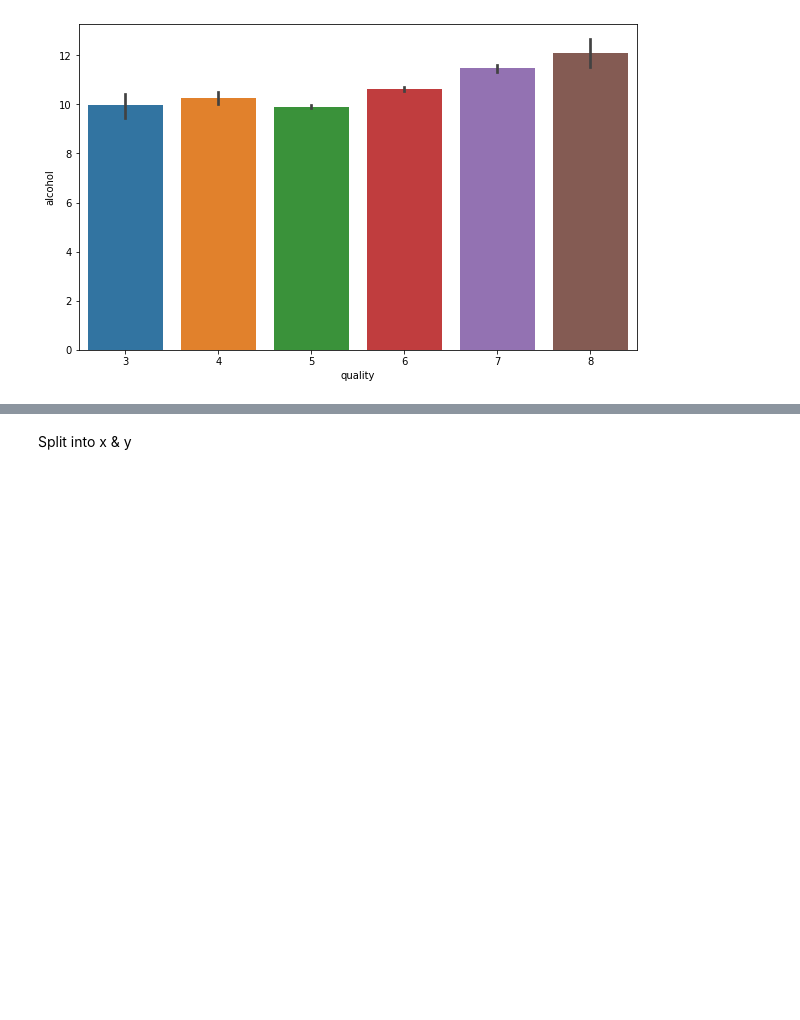
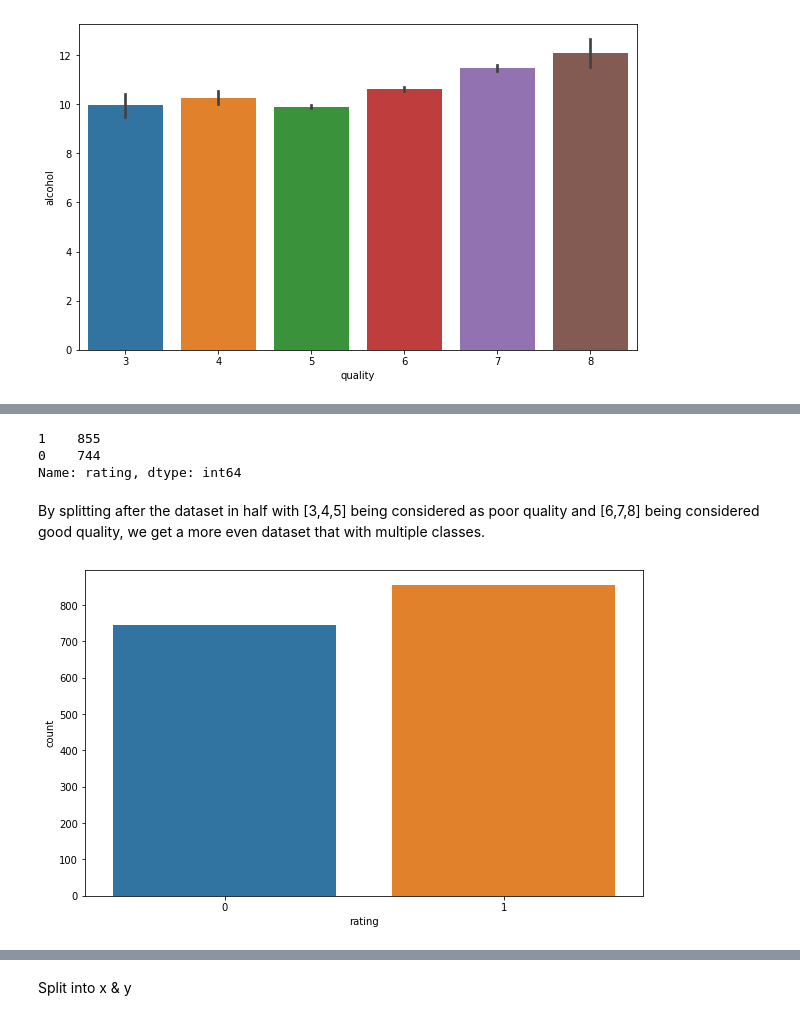
Before and after one commit to Kirlewn/Machine-Learning-Projects, a Jupyter notebook: Regression/red_wine_quality_predictor.ipynb, the cells around one changed output, grey strips where cells are left out. Saved outputs shown, nothing was run; the diff lists cells and outputs as text; code cells hidden in the pictures; blank space fills up the shorter version.

```diff
--- a/Regression/red_wine_quality_predictor.ipynb
+++ b/Regression/red_wine_quality_predictor.ipynb
@@ -182,0 +228,8 @@ Analyze data
+# %%
+# create `bins` that we can use to split the dataset
+bins = (2, 5, 8)
+group_names = ['bad', 'good']
+# %%
+# create a new column that will act as our label
+data['rating'] =  pd.cut(data['quality'], bins = bins, labels = group_names)
+data.head()
@@ -182,0 +243,6 @@ Analyze data
+# %%
+# Now lets assign a labels to our quality variable
+label_quality = LabelEncoder()
+# %%
+data['rating'] = label_quality.fit_transform(data['rating'])
+data.rating
@@ -182,0 +262,15 @@ Analyze data
+# %%
+# check the distribution of samples
+data.rating.value_counts()
+# %% [output]
+1    855
+0    744
+Name: rating, dtype: int64
+# %% [markdown]
+By splitting after the dataset in half with [3,4,5] being considered as poor quality and [6,7,8] being considered good quality, we get a more even dataset that with multiple classes.
+# %%
+# visualize
+fig = plt.figure(figsize = (10,6))
+sns.countplot(data['rating']);
+# %% [output]
+[figure, added]
```
Also changed, not shown: parts of 30 cells of this notebook.
